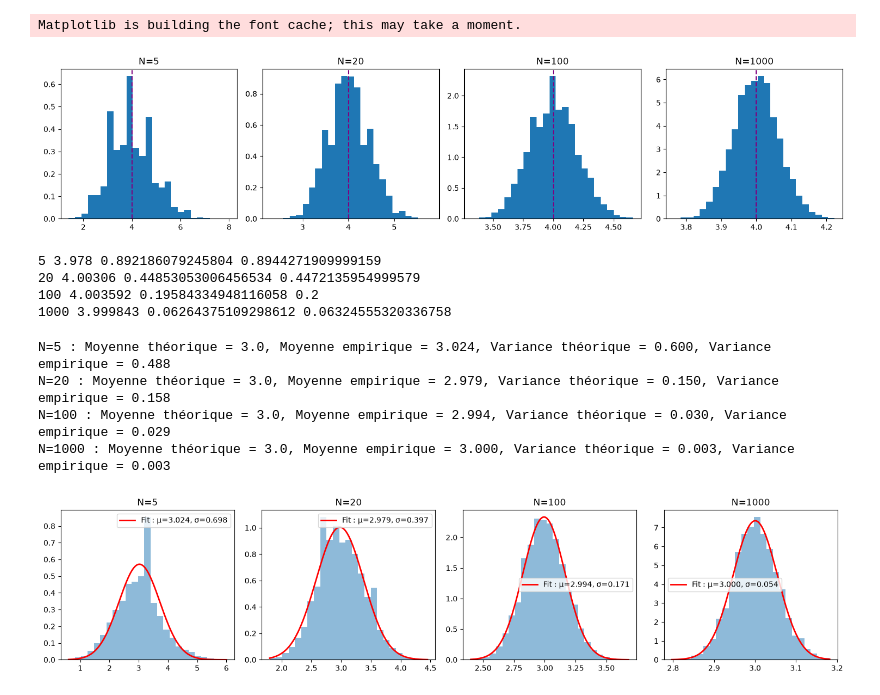
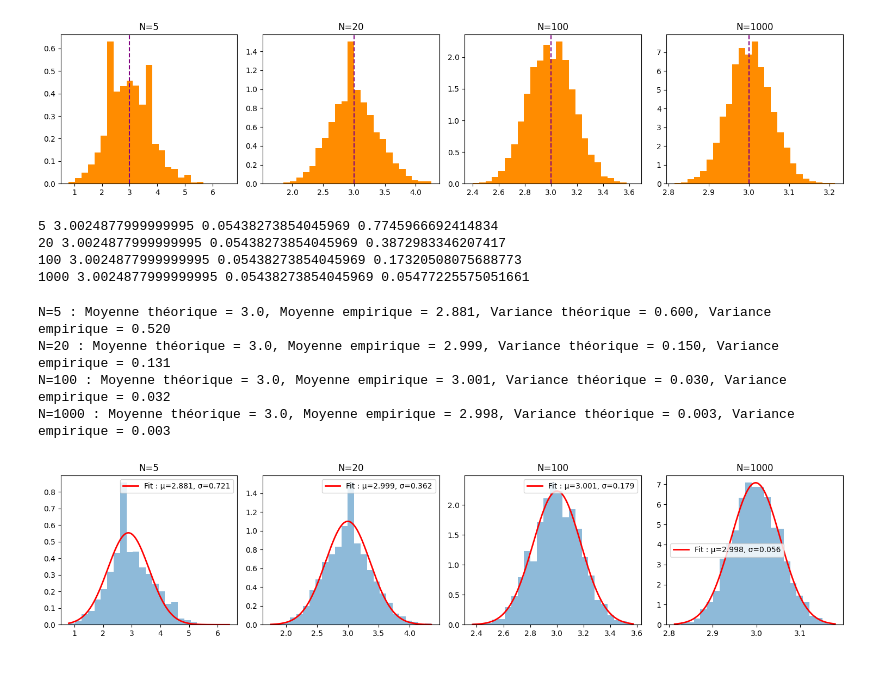
Before and after one commit to Ines-Recio2005/Ilo_Anne_Lea_Mateo_Juan_Ines, a Jupyter notebook: phys_stat.ipynb, the cells around one changed output. Cells and saved outputs as stored; diff of their text form; code cells hidden in the pictures.

```diff
--- a/phys_stat.ipynb
+++ b/phys_stat.ipynb
@@ -39,40 +41,40 @@ print(echantillons)
 # %%
-
+#Question 2.4 (convergence numérique)
 import matplotlib.pyplot as plt
 
-lam_star = 4.0
+lambda_star = 3.0
 n_rep = 5000
 
 Ns = [5, 20, 100, 1000]
 
 fig, axs = plt.subplots(1, 4, figsize=(15, 3.5))
 
+#Tracage de la distribution empirique
 for i in range(4):
     N = Ns[i]
-    lam_hat = []
+    lambda_hat = []
     for j in range(n_rep):
-        X = np.random.poisson(lam_star, N)
-        lam_hat.append(np.mean(X))
-    lam_hat = np.array(lam_hat)
+        X = np.random.poisson(lambda_star, N)
+        lambda_hat.append(np.mean(X))
+    lamda_hat = np.array(lambda_hat)
 
-    axs[i].hist(lam_hat, bins=25, density=True)
-    axs[i].axvline(lam_star, color='purple', ls='--')
+    axs[i].hist(lambda_hat, bins=25, density=True, color='darkorange')
+    axs[i].axvline(lambda_star, color='purple', ls='--')
     axs[i].set_title(f"N={N}")
 
 plt.tight_layout()
 plt.show()
 
-# moyenne et std pour verifier la convergence
+#Moyenne et std pour verifier la convergence
 for N in Ns:
-    lam_hat = np.array([np.mean(np.random.poisson(lam_star, N)) for _ in range(n_rep)])
-    print(N, np.mean(lam_hat), np.std(lam_hat), np.sqrt(lam_star/N))
+    lam_hat = np.array([np.mean(np.random.poisson(lambda_star, N)) for _ in range(n_rep)])
+    print(N, np.mean(lamda_hat), np.std(lambda_hat), np.sqrt(lambda_star/N))
 # %% [output]
+[figure, new version]
-Matplotlib is building the font cache; this may take a moment.
+5 3.0024877999999995 0.05438273854045969 0.7745966692414834
+20 3.0024877999999995 0.05438273854045969 0.3872983346207417
+100 3.0024877999999995 0.05438273854045969 0.17320508075688773
+1000 3.0024877999999995 0.05438273854045969 0.05477225575051661
-[figure, old version]
-5 3.978 0.892186079245804 0.8944271909999159
-20 4.00306 0.44853053006456534 0.4472135954999579
-100 4.003592 0.19584334948116058 0.2
-1000 3.999843 0.06264375109298612 0.06324555320336758
 # %%
 
 import matplotlib.pyplot as plt
@@ -131,8 +133,8 @@ for i in range(len(N_)):
 plt.tight_layout()
 plt.show()
 # %% [output]
-N=5 : Moyenne théorique = 3.0, Moyenne empirique = 3.024, Variance théorique = 0.600, Variance empirique = 0.488
-N=20 : Moyenne théorique = 3.0, Moyenne empirique = 2.979, Variance théorique = 0.150, Variance empirique = 0.158
-N=100 : Moyenne théorique = 3.0, Moyenne empirique = 2.994, Variance théorique = 0.030, Variance empirique = 0.029
-N=1000 : Moyenne théorique = 3.0, Moyenne empirique = 3.000, Variance théorique = 0.003, Variance empirique = 0.003
+N=5 : Moyenne théorique = 3.0, Moyenne empirique = 2.881, Variance théorique = 0.600, Variance empirique = 0.520
+N=20 : Moyenne théorique = 3.0, Moyenne empirique = 2.999, Variance théorique = 0.150, Variance empirique = 0.131
+N=100 : Moyenne théorique = 3.0, Moyenne empirique = 3.001, Variance théorique = 0.030, Variance empirique = 0.032
+N=1000 : Moyenne théorique = 3.0, Moyenne empirique = 2.998, Variance théorique = 0.003, Variance empirique = 0.003
-[figure, old version]
+[figure, new version]
```
Also changed, not shown: parts of 2 cells of this notebook.
